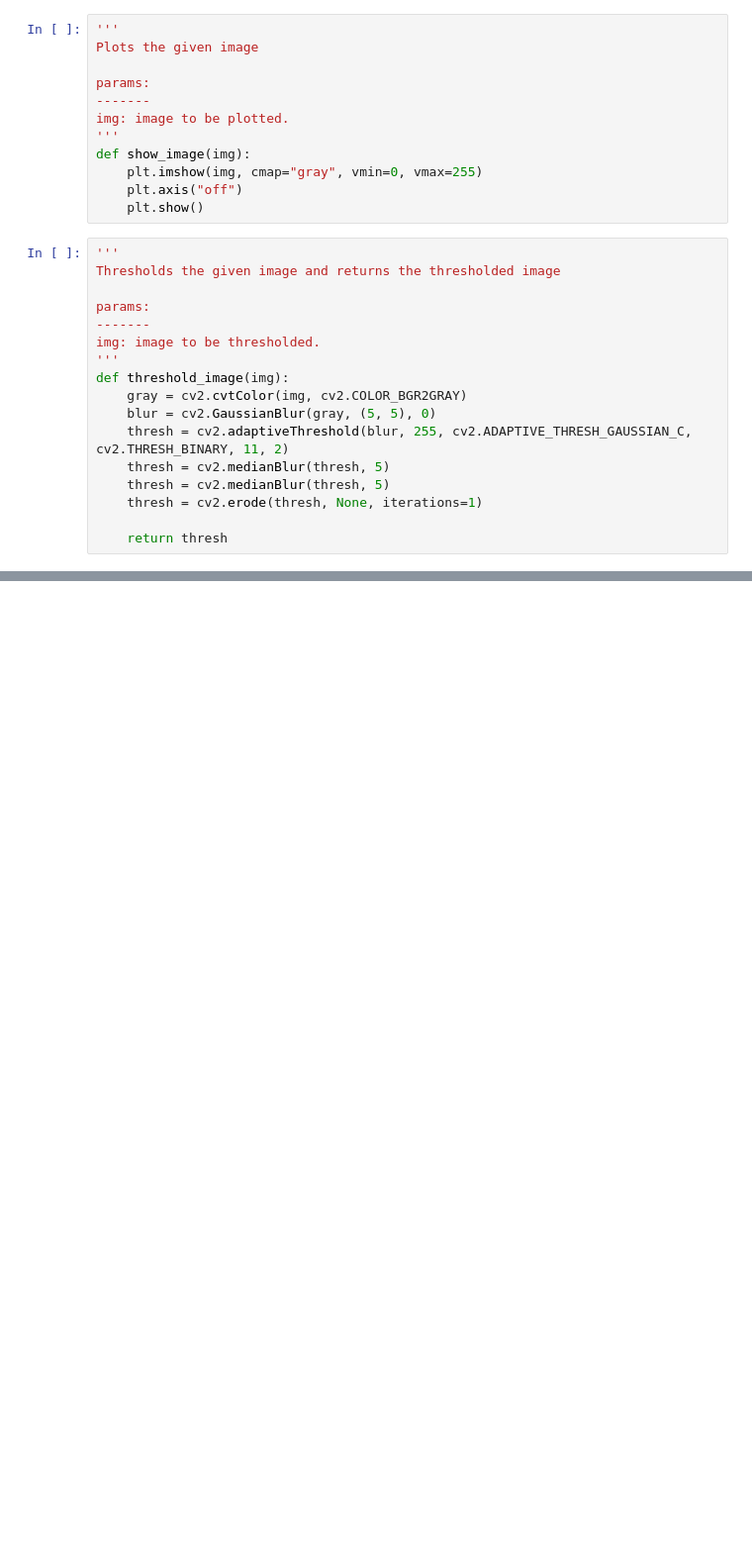
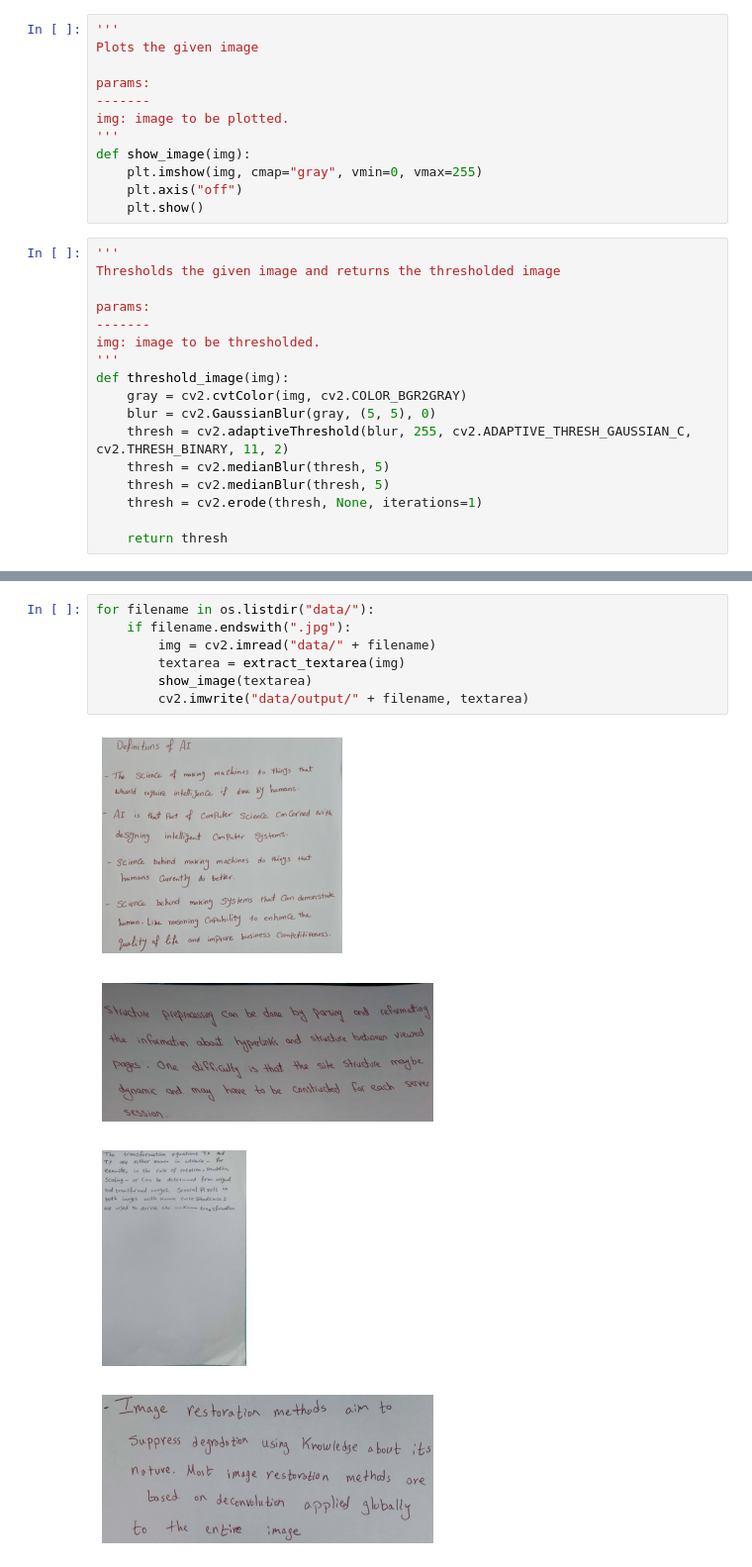
Before and after one commit to NouranHany/Handwriting-Based-Gender-Classification, a Jupyter notebook: Preprocessing.ipynb, the cells around one changed output, grey strips where cells are left out. Shown: that part at 99% size. Saved outputs shown, nothing was run; the diff lists cells and outputs as text; blank space fills up the shorter version.

Commit message:
Extracting textarea is nearly done. Still needs some improvements

```diff
--- a/Preprocessing.ipynb
+++ b/Preprocessing.ipynb
@@ -41,0 +105,12 @@ for filename in os.listdir("test_images/"):
+# %%
+for filename in os.listdir("data/"):
+    if filename.endswith(".jpg"):
+        img = cv2.imread("data/" + filename)
+        textarea = extract_textarea(img)
+        show_image(textarea)
+        cv2.imwrite("data/output/" + filename, textarea)
+# %% [output]
+[figure, added]
+[figure, added]
+[figure, added]
+[figure, added]
```
Also changed, not shown: parts of 3 cells of this notebook.
